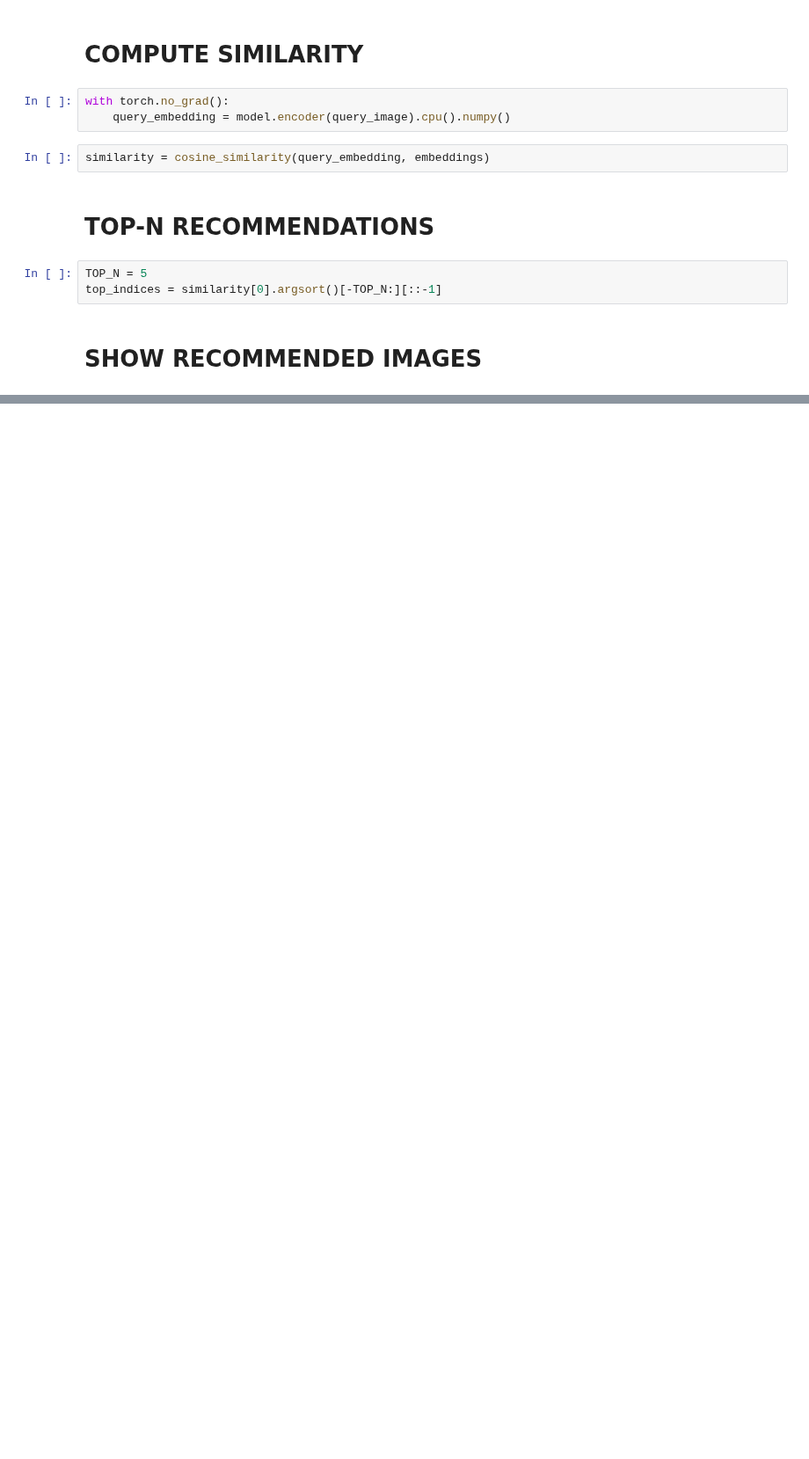
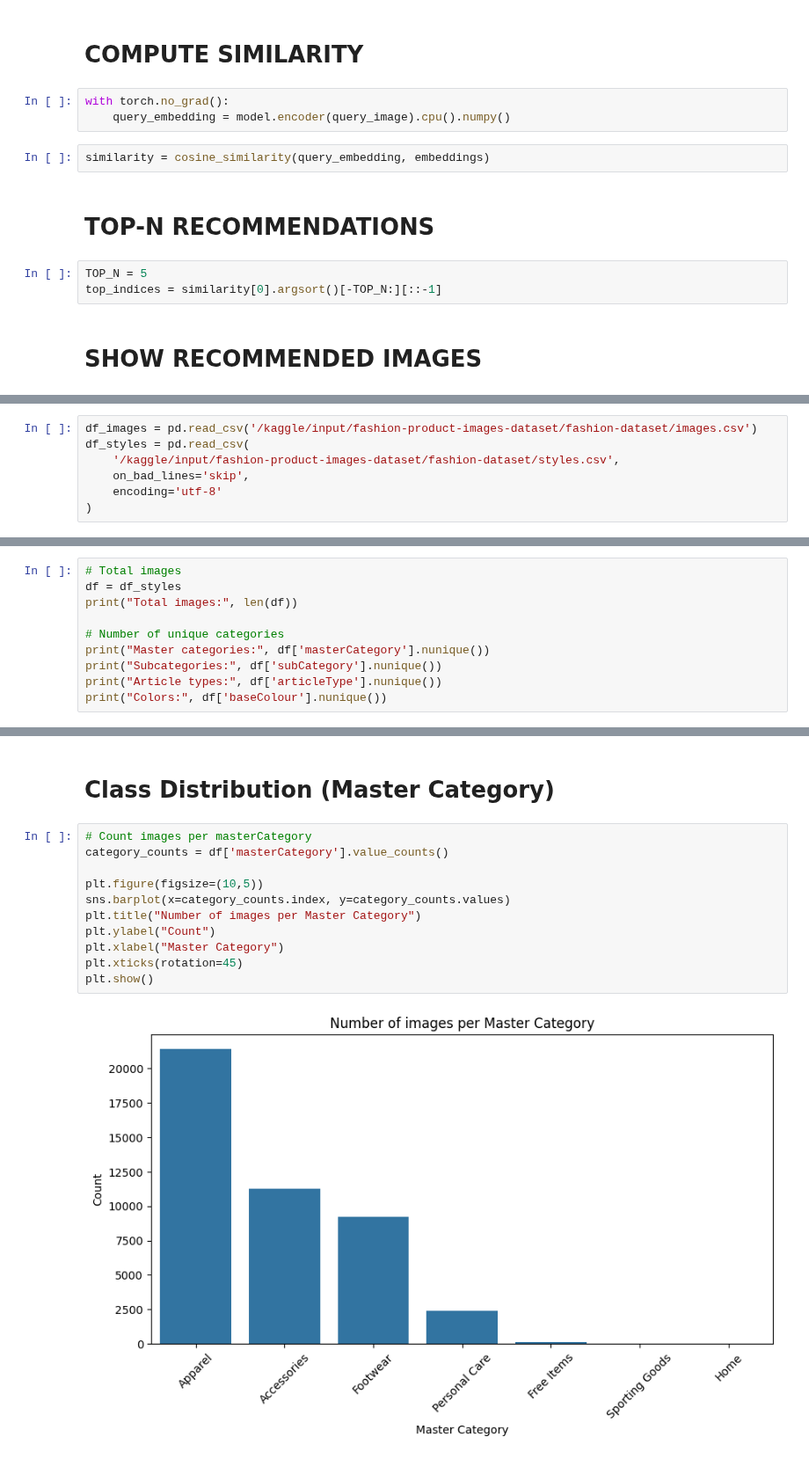
Before and after one commit to faseeh1279/cnn-product-recommendation-system, a Jupyter notebook: cnn-product-recommendation-system.ipynb, the cells around one changed output, grey strips where cells are left out. Shown at 88% size. Cells and saved outputs as stored; diff of their text form; blank space fills up the shorter version.

Commit message:
Added two new datasets and performed EDA to explore dataset more.

```diff
--- a/cnn-product-recommendation-system.ipynb
+++ b/cnn-product-recommendation-system.ipynb
@@ -283,0 +278,7 @@ plt.show()
+# %%
+df_images = pd.read_csv('/kaggle/input/fashion-product-images-dataset/fashion-dataset/images.csv')
+df_styles = pd.read_csv(
+    '/kaggle/input/fashion-product-images-dataset/fashion-dataset/styles.csv',
+    on_bad_lines='skip',
+    encoding='utf-8'
+)
@@ -283,0 +335,10 @@ plt.show()
+# %%
+# Total images
+df = df_styles
+print("Total images:", len(df))
+
+# Number of unique categories
+print("Master categories:", df['masterCategory'].nunique())
+print("Subcategories:", df['subCategory'].nunique())
+print("Article types:", df['articleType'].nunique())
+print("Colors:", df['baseColour'].nunique())
@@ -283,0 +351,15 @@ plt.show()
+# %% [markdown]
+# Class Distribution (Master Category)
+# %%
+# Count images per masterCategory
+category_counts = df['masterCategory'].value_counts()
+
+plt.figure(figsize=(10,5))
+sns.barplot(x=category_counts.index, y=category_counts.values)
+plt.title("Number of images per Master Category")
+plt.ylabel("Count")
+plt.xlabel("Master Category")
+plt.xticks(rotation=45)
+plt.show()
+# %% [output]
+[figure, added]
```
Also changed, not shown: parts of 37 cells of this notebook.
